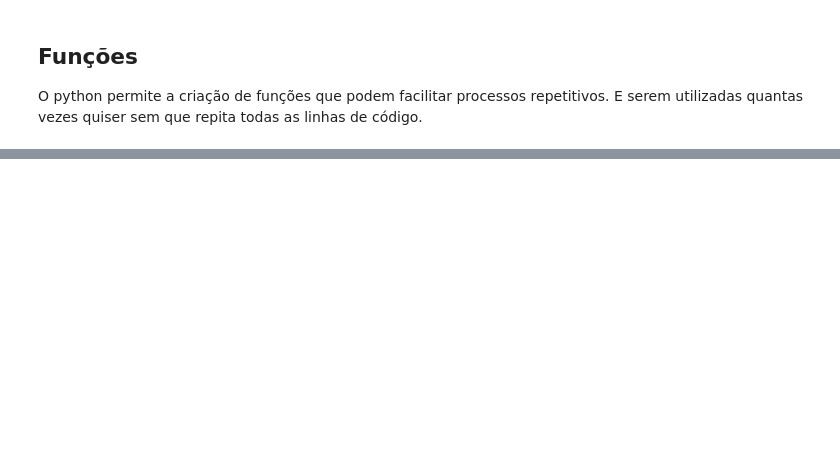
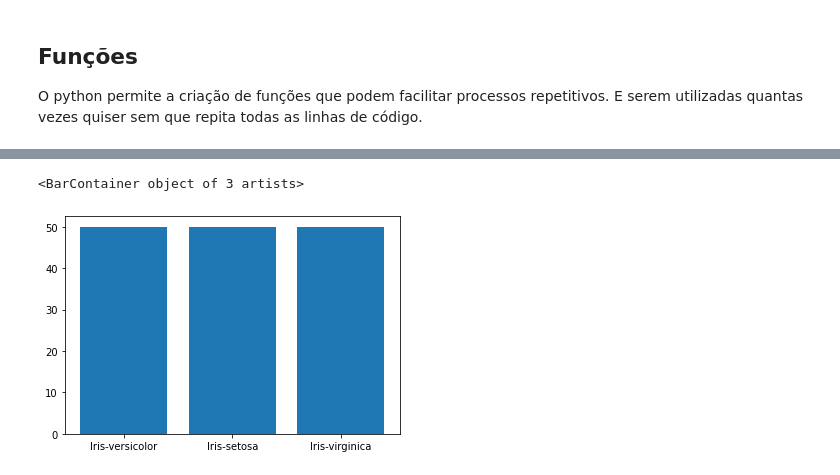
Before and after one commit to thiagolopes97/ITA, a Jupyter notebook: Aula1_IntroPython_Colab.ipynb, the cells around one changed output, grey strips where cells are left out. Saved outputs shown, nothing was run; the diff lists cells and outputs as text; code cells hidden in the pictures; blank space fills up the shorter version.

```diff
--- a/Aula1_IntroPython_Colab.ipynb
+++ b/Aula1_IntroPython_Colab.ipynb
@@ -608,0 +770,5 @@ import matplotlib.pyplot as plt
+# %%
+plt.bar(df['class'].value_counts().index,df['class'].value_counts())
+# %% [output]
+<BarContainer object of 3 artists>
+[figure, added]
```
Also changed, not shown: parts of 56 cells of this notebook.
